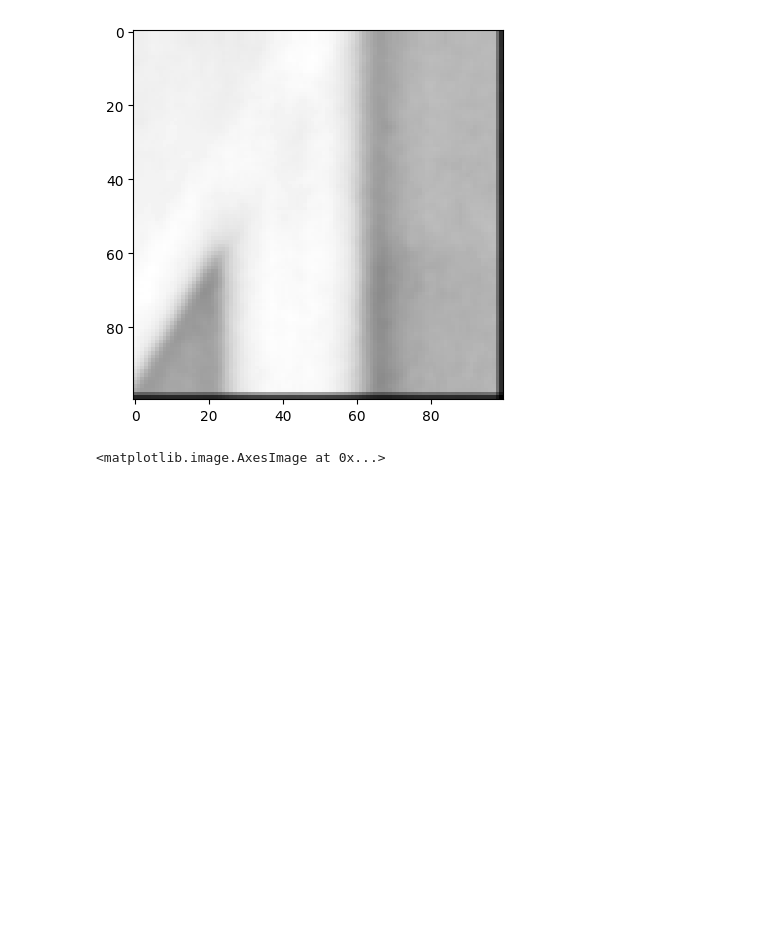
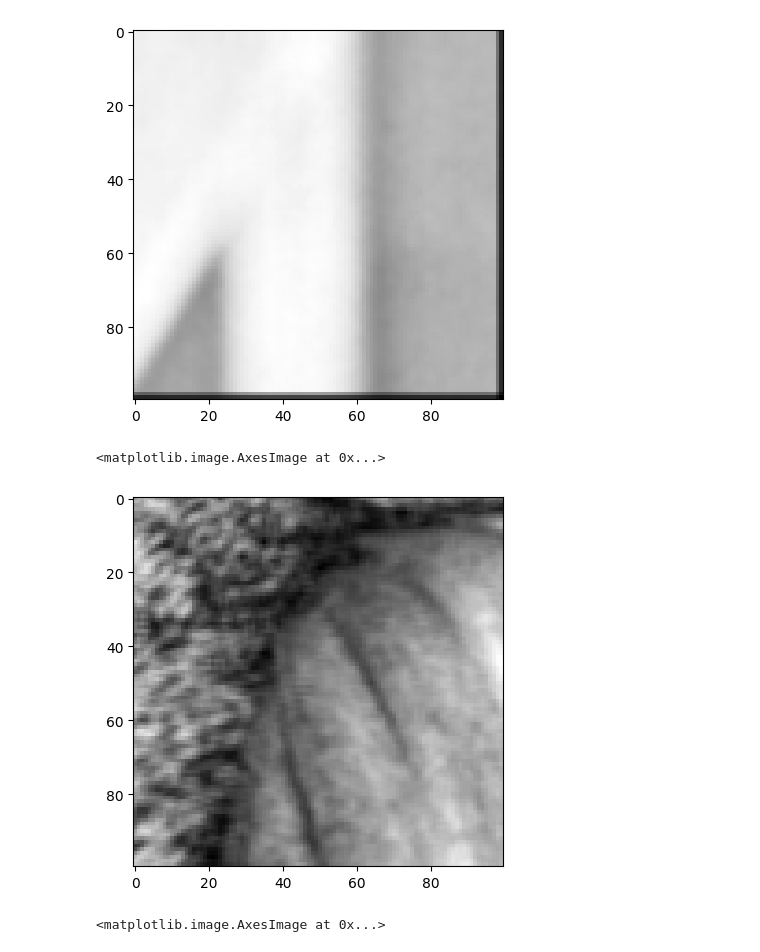
Before and after one commit to tferdous17/CSC467_Week2_Lab, a Jupyter notebook: lab2.ipynb, the cells around one changed output. Cells and saved outputs as stored; diff of their text form; code cells hidden in the pictures; blank space fills up the shorter version.

Commit message:
apply filter to 2nd img

```diff
--- a/lab2.ipynb
+++ b/lab2.ipynb
@@ -69,6 +83,25 @@ plt.imshow(output, cmap='gray')
 # %% [output]
 <matplotlib.image.AxesImage at 0x...>
 [figure]
+# %%
+# Mean Filter w/ 3x3 convolution - Baboon
+
+kernel_size = 3
+height_b = frm2.shape[0]
+width_b = frm2.shape[1]
+output_b = np.zeros((height, width))
+
+for i in range(height):
+  for j in range(width):
+    kernel_region = frm2[i:i+kernel_size, j:j+kernel_size]
+    matrix_sum = sum(sum(row) for row in kernel_region)
+    mean = matrix_sum / (kernel_size * kernel_size)
+    output_b[i, j] = mean
+
+plt.imshow(output_b, cmap='gray')
+# %% [output]
+<matplotlib.image.AxesImage at 0x...>
+[figure, added]
 # %%
 # Sharpening Filter w/ 3x3 convolution
 
```
Also changed, not shown: parts of 5 cells of this notebook.
